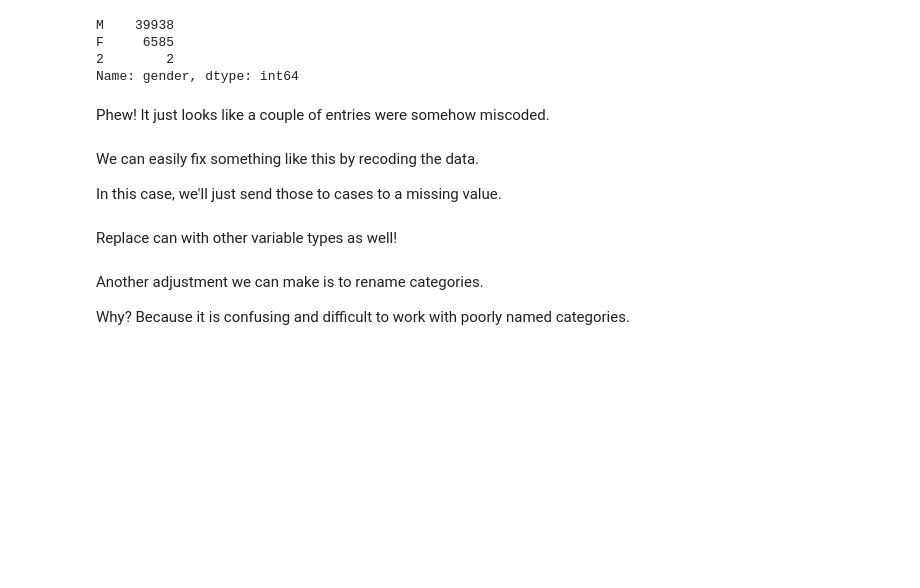
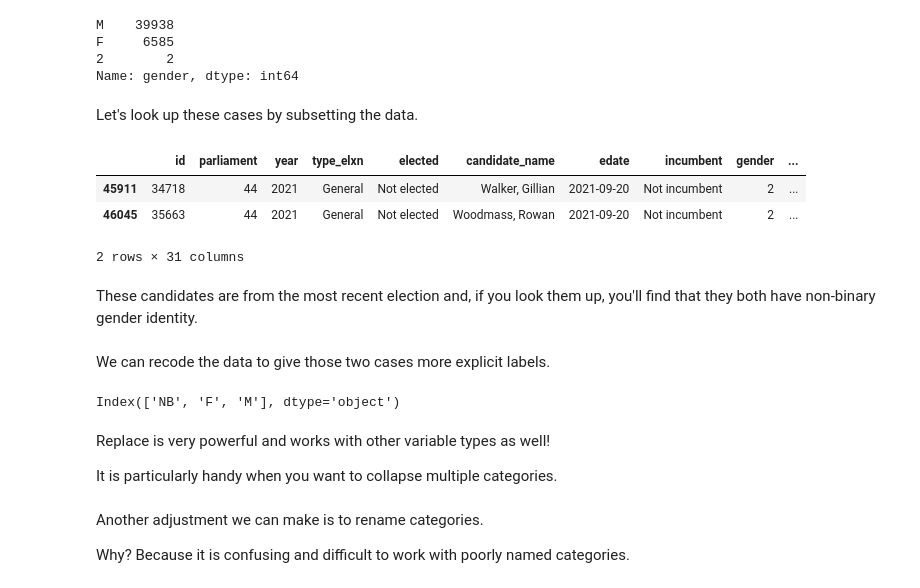
Before and after one commit to cmekik/CDSI_DSwP, a Jupyter notebook: DSwPython.ipynb, the cells around one changed output. Saved outputs shown, nothing was run; the diff lists cells and outputs as text; code cells hidden in the pictures; blank space fills up the shorter version.

```diff
--- a/DSwPython.ipynb
+++ b/DSwPython.ipynb
@@ -265,17 +531,28 @@ M    39938
 F     6585
 2        2
 Name: gender, dtype: int64
-# %% [markdown]
-Phew! It just looks like a couple of entries were somehow miscoded.
-# %% [markdown]
-We can easily fix something like this by recoding the data.
-
-In this case, we'll just send those to cases to a missing value.
+# %% [markdown]
+Let's look up these cases by subsetting the data.
+# %%
+df[df.gender == "2"]
+# %% [output]
+|  | id | parliament | year | type_elxn | elected | candidate_name | edate | incumbent | gender | ... |
+| 45911 | 34718 | 44 | 2021 | General | Not elected | Walker, Gillian | 2021-09-20 | Not incumbent | 2 | ... |
+| 46045 | 35663 | 44 | 2021 | General | Not elected | Woodmass, Rowan | 2021-09-20 | Not incumbent | 2 | ... |
+2 rows × 31 columns
+# %% [markdown]
+These candidates are from the most recent election and, if you look them up, you'll find that they both have non-binary gender identity.
+# %% [markdown]
+We can recode the data to give those two cases more explicit labels.
 # %%
-df.gender = df.gender.replace({"2": None})
+df.gender = df.gender.replace({"2": "NB"})
 df.gender.cat.categories
+# %% [output]
+Index(['NB', 'F', 'M'], dtype='object')
 # %% [markdown]
-Replace can with other variable types as well!
+Replace is very powerful and works with other variable types as well!
+
+It is particularly handy when you want to collapse multiple categories.
 # %% [markdown]
 Another adjustment we can make is to rename categories.
 
```
Also changed, not shown: parts of 68 cells of this notebook.
